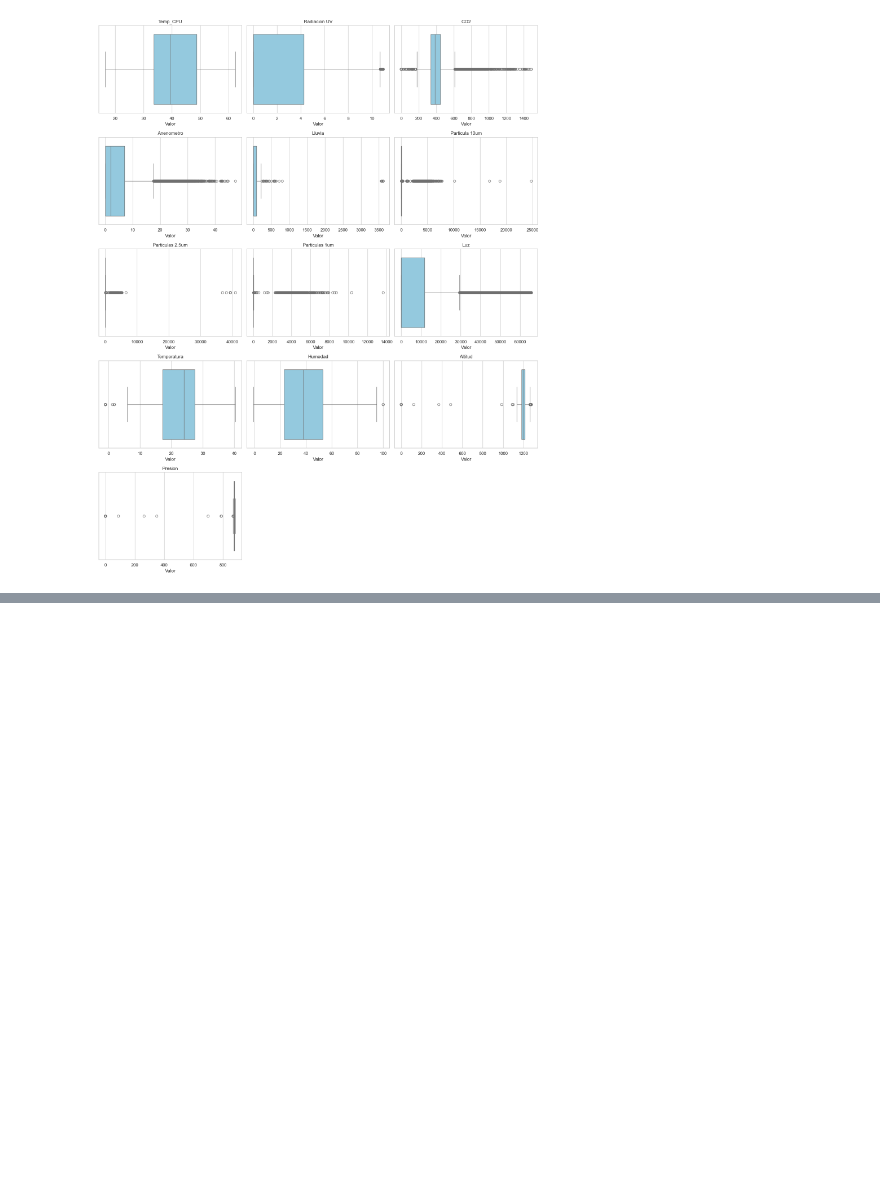
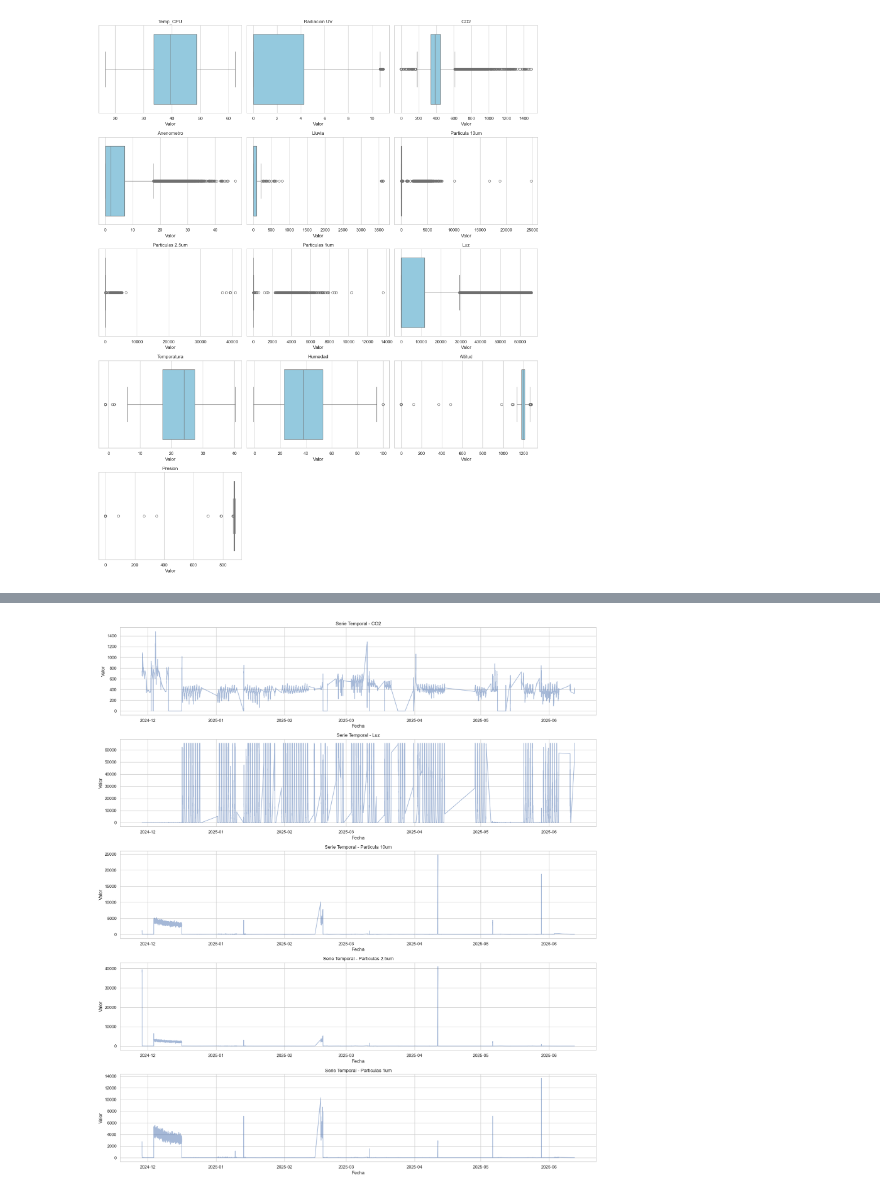
Before and after one commit to JoaquinCar/ScikitLearn_MachineLearning, a Jupyter notebook: estacion1/EDA.ipynb, the cells around one changed output, grey strips where cells are left out. Cells and saved outputs as stored; diff of their text form; code cells hidden in the pictures; blank space fills up the shorter version.

Commit message:
visualizacion analisis

```diff
--- a/estacion1/EDA.ipynb
+++ b/estacion1/EDA.ipynb
@@ -149,0 +213,25 @@ plt.show()
+# %%
+import matplotlib.pyplot as plt
+import seaborn as sns
+
+# Asegura orden temporal
+df = df.sort_values("fecha")
+
+# Lista de sensores con más outliers
+sensores_outliers = ['CO2', 'Luz', 'Particula 10um', 'Particulas 2.5um', 'Particulas 1um']
+
+# Tamaño general del plot
+plt.figure(figsize=(18, 20))
+
+for i, sensor in enumerate(sensores_outliers, 1):
+    plt.subplot(len(sensores_outliers), 1, i)
+    datos = df[df['sensor_name'] == sensor]
+    plt.plot(datos['fecha'], datos['sensor_valor'], alpha=0.5)
+    plt.title(f"Serie Temporal - {sensor}")
+    plt.ylabel("Valor")
+    plt.xlabel("Fecha")
+    plt.tight_layout()
+
+plt.show()
+# %% [output]
+[figure, added]
```
Also changed, not shown: parts of 7 cells of this notebook.
